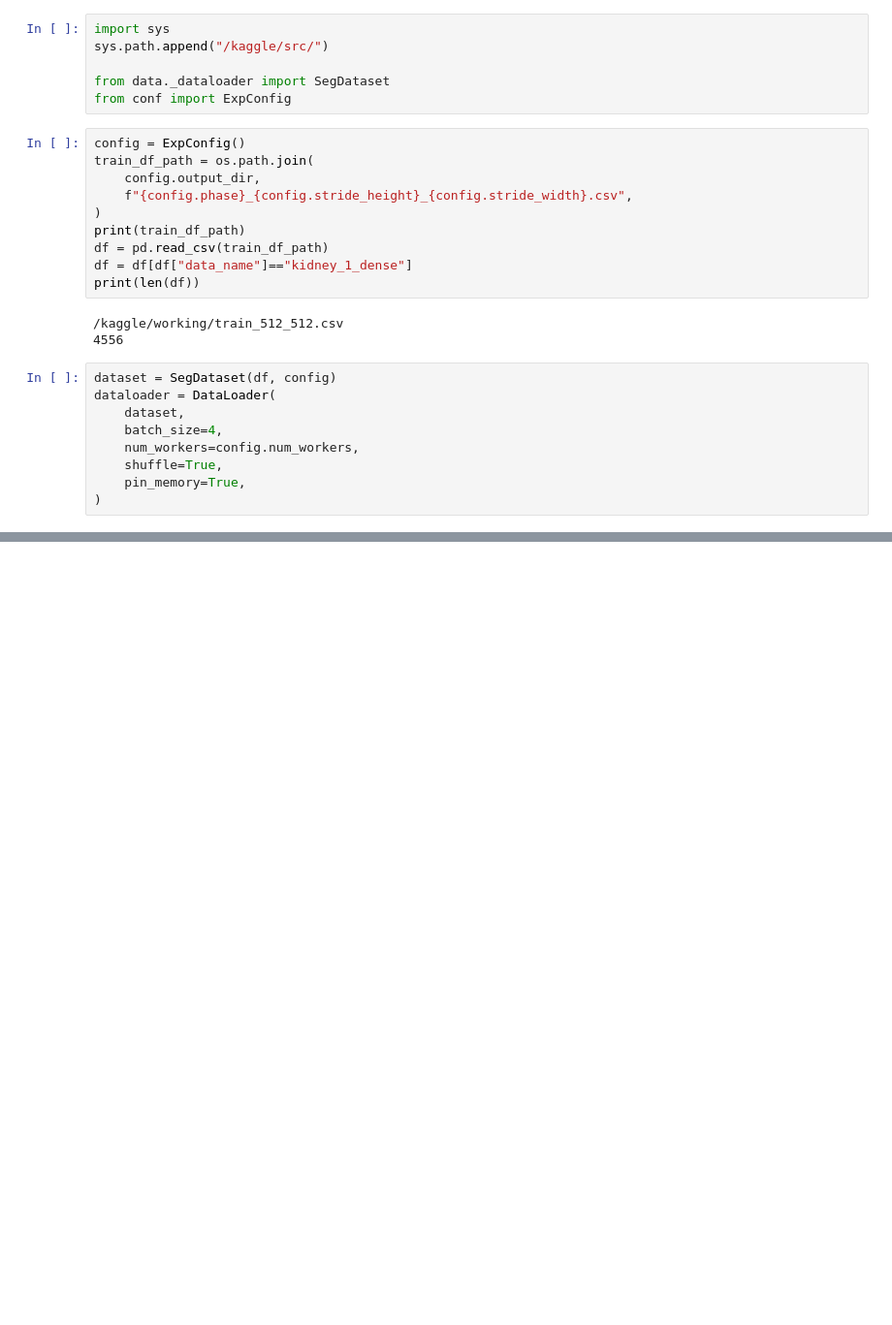
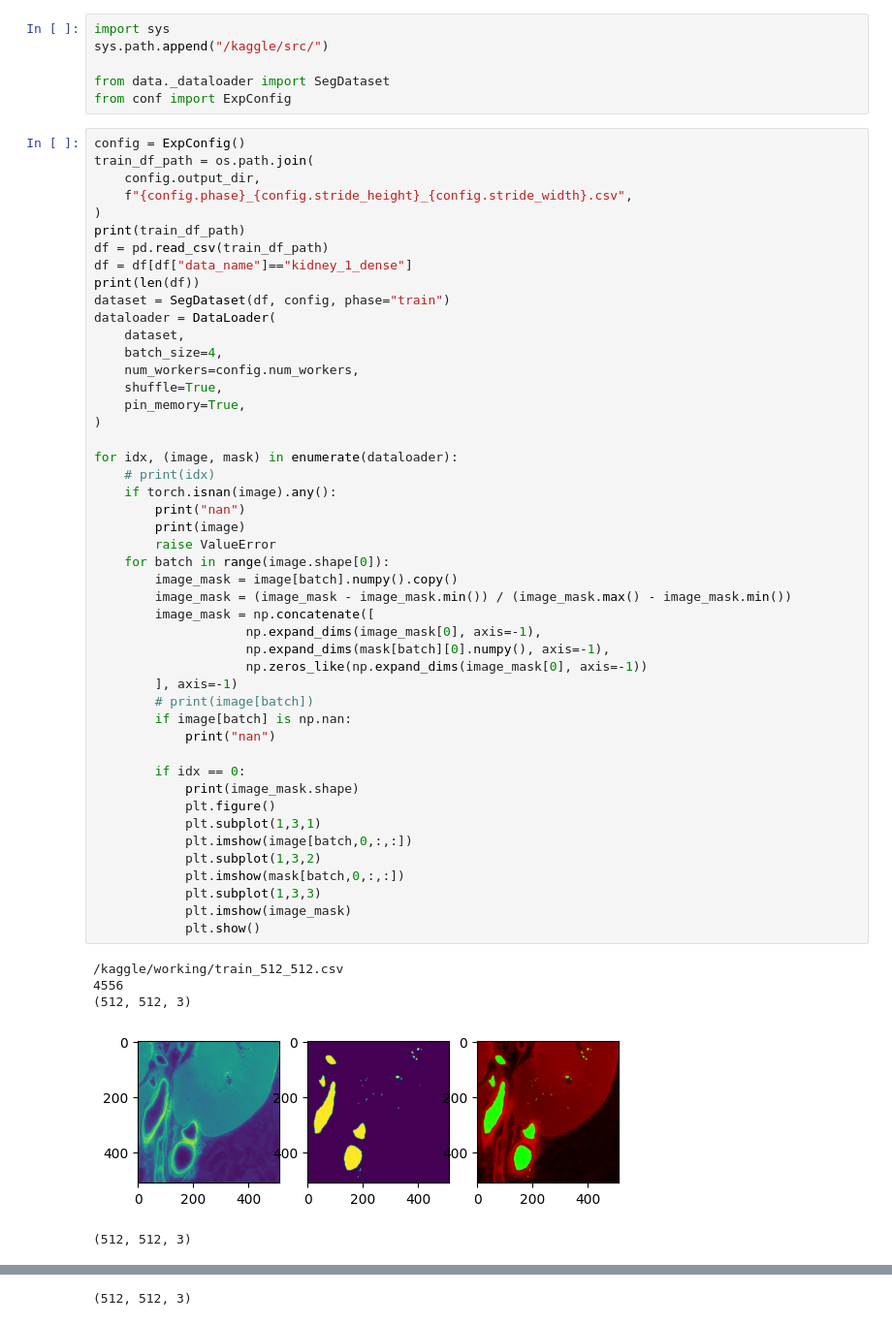
Before and after one commit to stgkrt/kaggle-hhv, a Jupyter notebook: notebook/debug_dataloader.ipynb, the cells around one changed output, grey strips where cells are left out. Shown: that part at 97% size. Drawn from its saved outputs; the diff is of its cells as text; blank space fills up the shorter version.

```diff
--- a/notebook/debug_dataloader.ipynb
+++ b/notebook/debug_dataloader.ipynb
@@ -13,25 +14,56 @@ sys.path.append("/kaggle/src/")
 
 from data._dataloader import SegDataset
 from conf import ExpConfig
-# %%
-config = ExpConfig()
-train_df_path = os.path.join(
-    config.output_dir,
-    f"{config.phase}_{config.stride_height}_{config.stride_width}.csv",
-)
-print(train_df_path)
-df = pd.read_csv(train_df_path)
-df = df[df["data_name"]=="kidney_1_dense"]
-print(len(df))
-# %% [output]
-/kaggle/working/train_512_512.csv
-4556
-# %%
-dataset = SegDataset(df, config)
-dataloader = DataLoader(
-    dataset,
-    batch_size=4,
-    num_workers=config.num_workers,
-    shuffle=True,
-    pin_memory=True,
-)
+# %%
+config = ExpConfig()
+train_df_path = os.path.join(
+    config.output_dir,
+    f"{config.phase}_{config.stride_height}_{config.stride_width}.csv",
+)
+print(train_df_path)
+df = pd.read_csv(train_df_path)
+df = df[df["data_name"]=="kidney_1_dense"]
+print(len(df))
+dataset = SegDataset(df, config, phase="train")
+dataloader = DataLoader(
+    dataset,
+    batch_size=4,
+    num_workers=config.num_workers,
+    shuffle=True,
+    pin_memory=True,
+)
+
+for idx, (image, mask) in enumerate(dataloader):
+    # print(idx)
+    if torch.isnan(image).any():
+        print("nan")
+        print(image)
+        raise ValueError
+    for batch in range(image.shape[0]):
+        image_mask = image[batch].numpy().copy()
+        image_mask = (image_mask - image_mask.min()) / (image_mask.max() - image_mask.min())
+        image_mask = np.concatenate([
+                    np.expand_dims(image_mask[0], axis=-1),
+                    np.expand_dims(mask[batch][0].numpy(), axis=-1),
+                    np.zeros_like(np.expand_dims(image_mask[0], axis=-1))
+        ], axis=-1)
+        # print(image[batch])
+        if image[batch] is np.nan:
+            print("nan")
+
+        if idx == 0:
+            print(image_mask.shape)
+            plt.figure()
+            plt.subplot(1,3,1)
+            plt.imshow(image[batch,0,:,:])
+            plt.subplot(1,3,2)
+            plt.imshow(mask[batch,0,:,:])
+            plt.subplot(1,3,3)
+            plt.imshow(image_mask)
+            plt.show()
+# %% [output]
+/kaggle/working/train_512_512.csv
+4556
+(512, 512, 3)
+[figure, added]
+(512, 512, 3)
@@ -37,0 +71 @@ dataloader = DataLoader(
+(512, 512, 3)
```
Also changed, not shown: parts of 3 cells of this notebook.
